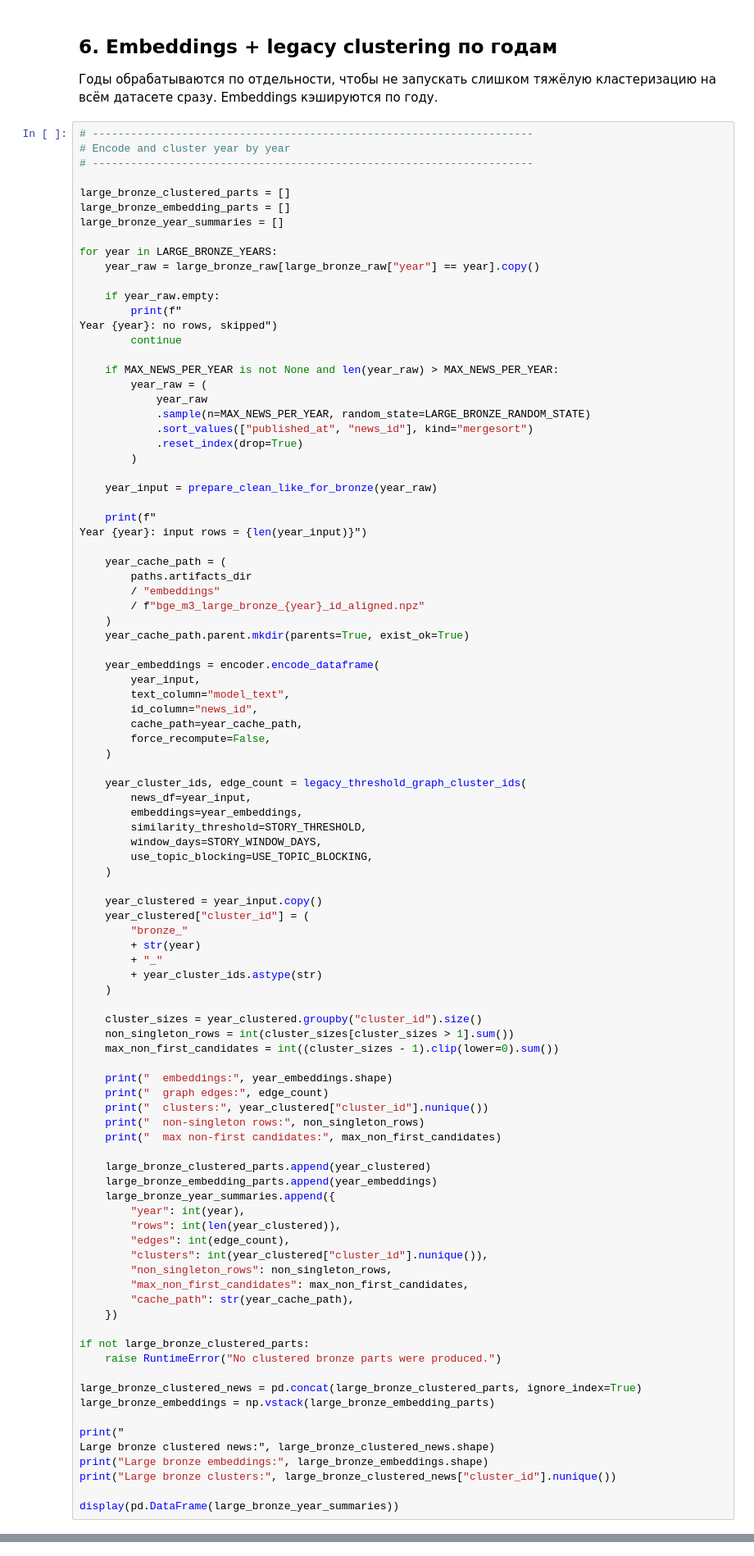
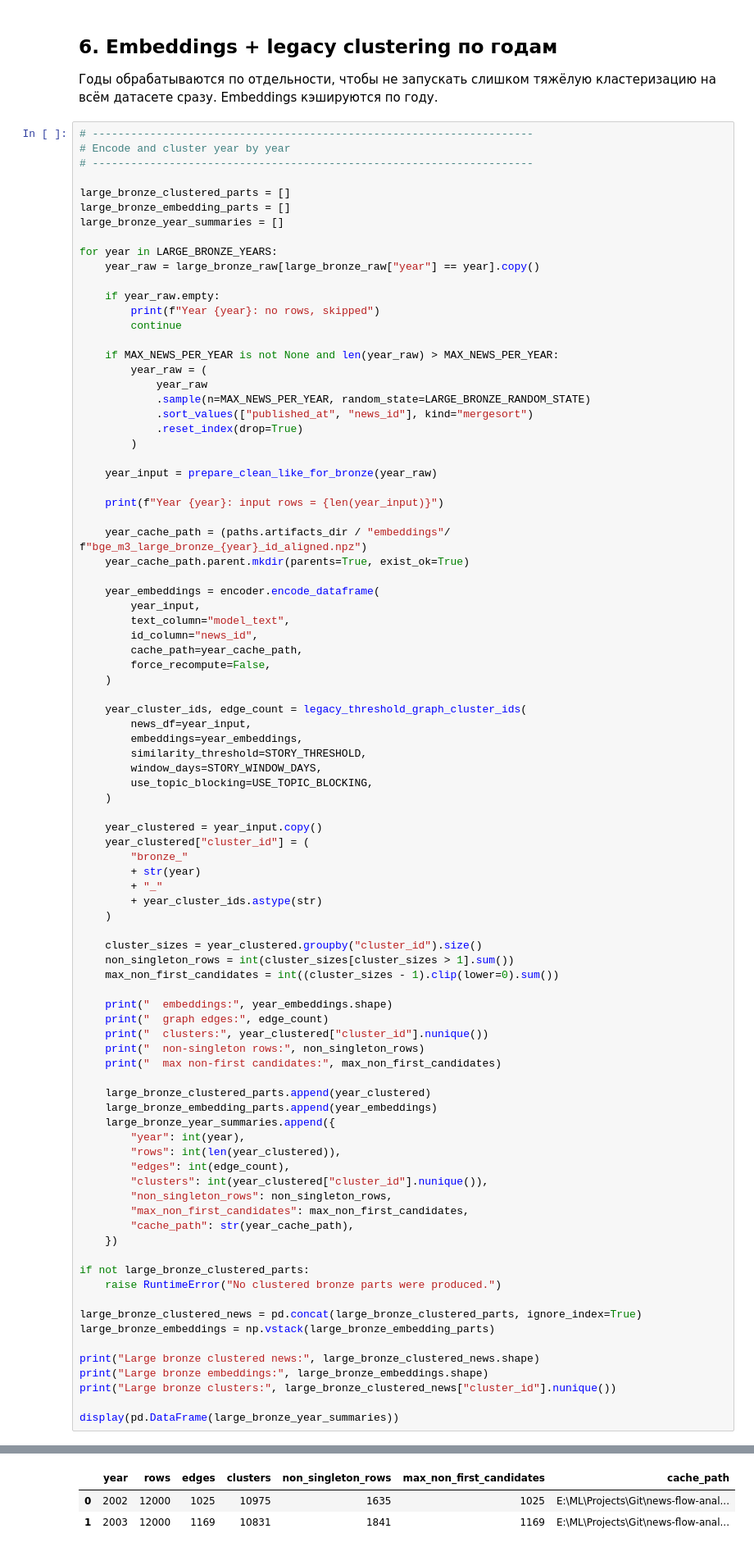
Before and after one commit to Corprus/news-flow-analysis, a Jupyter notebook: notebooks/07_bronze_annotation_export.ipynb, the cells around one changed output, grey strips where cells are left out. Shown at 82% size. Cells and saved outputs as stored; diff of their text form.

```diff
--- a/notebooks/07_bronze_annotation_export.ipynb
+++ b/notebooks/07_bronze_annotation_export.ipynb
@@ -782,8 +824,7 @@ for year in LARGE_BRONZE_YEARS:
     year_raw = large_bronze_raw[large_bronze_raw["year"] == year].copy()
 
     if year_raw.empty:
-        print(f"
-Year {year}: no rows, skipped")
+        print(f"Year {year}: no rows, skipped")
         continue
 
     if MAX_NEWS_PER_YEAR is not None and len(year_raw) > MAX_NEWS_PER_YEAR:
@@ -796,14 +837,9 @@ Year {year}: no rows, skipped")
 
     year_input = prepare_clean_like_for_bronze(year_raw)
 
-    print(f"
-Year {year}: input rows = {len(year_input)}")
+    print(f"Year {year}: input rows = {len(year_input)}")
 
-    year_cache_path = (
-        paths.artifacts_dir
-        / "embeddings"
-        / f"bge_m3_large_bronze_{year}_id_aligned.npz"
-    )
+    year_cache_path = (paths.artifacts_dir / "embeddings"/ f"bge_m3_large_bronze_{year}_id_aligned.npz")
     year_cache_path.parent.mkdir(parents=True, exist_ok=True)
 
     year_embeddings = encoder.encode_dataframe(
@@ -858,9 +894,9 @@ if not large_bronze_clustered_parts:
 large_bronze_clustered_news = pd.concat(large_bronze_clustered_parts, ignore_index=True)
 large_bronze_embeddings = np.vstack(large_bronze_embedding_parts)
 
-print("
-Large bronze clustered news:", large_bronze_clustered_news.shape)
+print("Large bronze clustered news:", large_bronze_clustered_news.shape)
 print("Large bronze embeddings:", large_bronze_embeddings.shape)
 print("Large bronze clusters:", large_bronze_clustered_news["cluster_id"].nunique())
 
 display(pd.DataFrame(large_bronze_year_summaries))
+# %% [output]
@@ -866,0 +918,3 @@ display(pd.DataFrame(large_bronze_year_summaries))
+|  | year | rows | edges | clusters | non_singleton_rows | max_non_first_candidates | cache_path |
+| 0 | 2002 | 12000 | 1025 | 10975 | 1635 | 1025 | E:\ML\Projects\Git\news-flow-anal... |
+| 1 | 2003 | 12000 | 1169 | 10831 | 1841 | 1169 | E:\ML\Projects\Git\news-flow-anal... |
```
Also changed, not shown: parts of 9 cells of this notebook, 36 other files.
